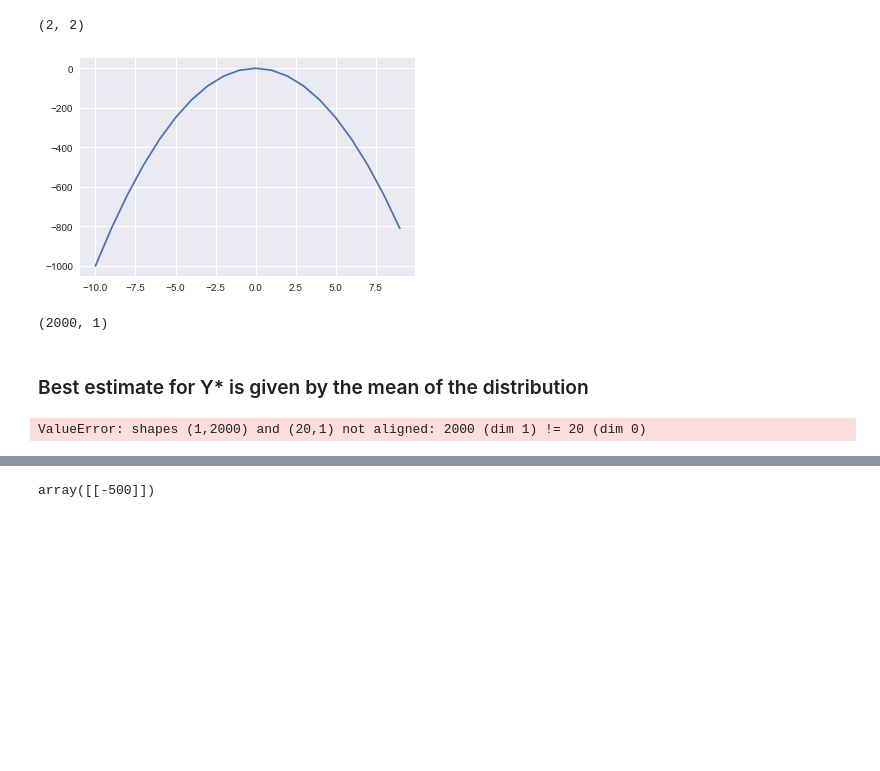
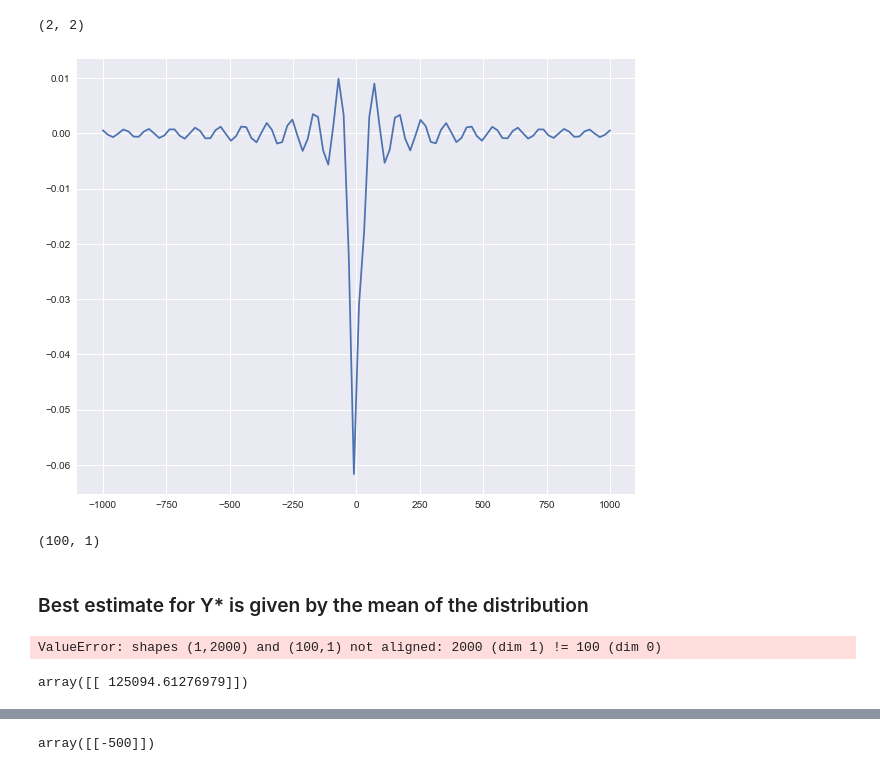
Before and after one commit to jonhilgart22/advanced_stats, a Jupyter notebook: final_project/Experimenting with GPs.ipynb, the cells around one changed output, grey strips where cells are left out. Saved outputs shown, nothing was run; the diff lists cells and outputs as text; code cells hidden in the pictures; blank space fills up the shorter version.

```diff
--- a/final_project/Experimenting with GPs.ipynb
+++ b/final_project/Experimenting with GPs.ipynb
@@ -471,8 +471,8 @@ def squarred_exponential_kernel_w_noise( max_covar, x1, x2, l=1, train=False, va
         mat = numpy.diag(arr)
         return max_covar*np.exp( -(x1-x2.T)**2 / 2*l**2 )  + var_y*mat # add noise for the observations
 # %%
-train_x = np.array(range(-10,10)).reshape(-1,1)
-train_y_func = lambda x: -10*x**2
+train_x = np.array(np.linspace(-1_000,1_000,100)).reshape(-1,1)
+train_y_func = lambda x: 2*sin(x)/(x*3+10)
 train_y_numbers = np.array([train_y_func(_) for _ in train_x]).reshape(-1,1)
 y_var = np.var(train_y_numbers)
 max_covariance = y_var
@@ -509,13 +509,14 @@ cov.shape
 # %% [output]
 (2, 2)
 # %%
+plt.figure(figsize=(10,8))
 plt.plot(train_x.ravel(), train_y_numbers);
 # %% [output]
-[figure, old version]
+[figure, new version]
 # %%
 train_y_numbers.shape
 # %% [output]
-(2000, 1)
+(100, 1)
 # %% [markdown]
 ### Best estimate for Y* is given by the mean of the distribution
 # %%
@@ -526,8 +527,10 @@ var_y_pred = covariance_test_test - covariance_train_test @ np.linalg.inv(covari
 var_y_pred_diag = np.diag(var_y_pred) # used for multiple test points
 # in multi dimensional test points, the variance is the diagonal of the var_y_pred
 # %% [output]
-ValueError: shapes (1,2000) and (20,1) not aligned: 2000 (dim 1) != 20 (dim 0)
+ValueError: shapes (1,2000) and (100,1) not aligned: 2000 (dim 1) != 100 (dim 0)
 # %%
 y_pred_mean # predicted mean
+# %% [output]
+array([[ 125094.61276979]])
 # %%
 var_y_pred_diag # predicted varaince
```
Also changed, not shown: parts of 24 cells of this notebook.
